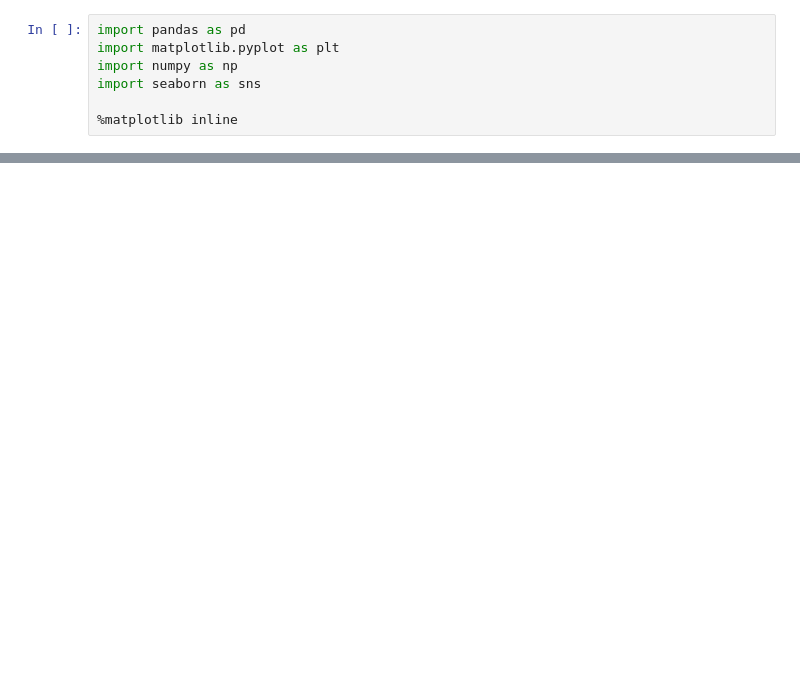
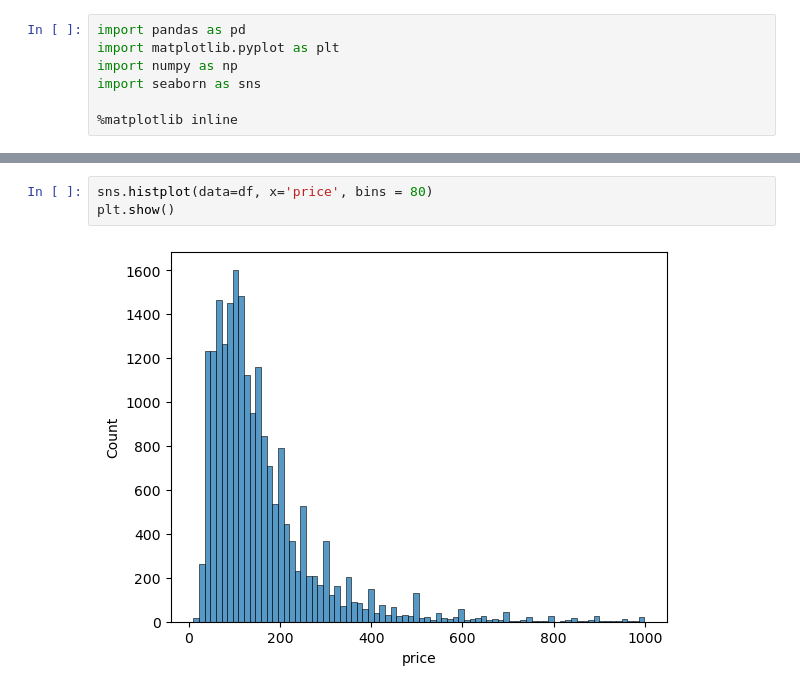
Before and after one commit to sharat-R001/Data-Analytics-, a Jupyter notebook: AirBnB.ipynb, the cells around one changed output, grey strips where cells are left out. Cells and saved outputs as stored; diff of their text form; blank space fills up the shorter version.

```diff
--- a/AirBnB.ipynb
+++ b/AirBnB.ipynb
@@ -11,0 +150,5 @@ FileNotFoundError: [Errno 2] No such file or directory: 'datasets.csv'
+# %%
+sns.histplot(data=df, x='price', bins = 80)
+plt.show()
+# %% [output]
+[figure, added]
```
Also changed, not shown: parts of 19 cells of this notebook.
